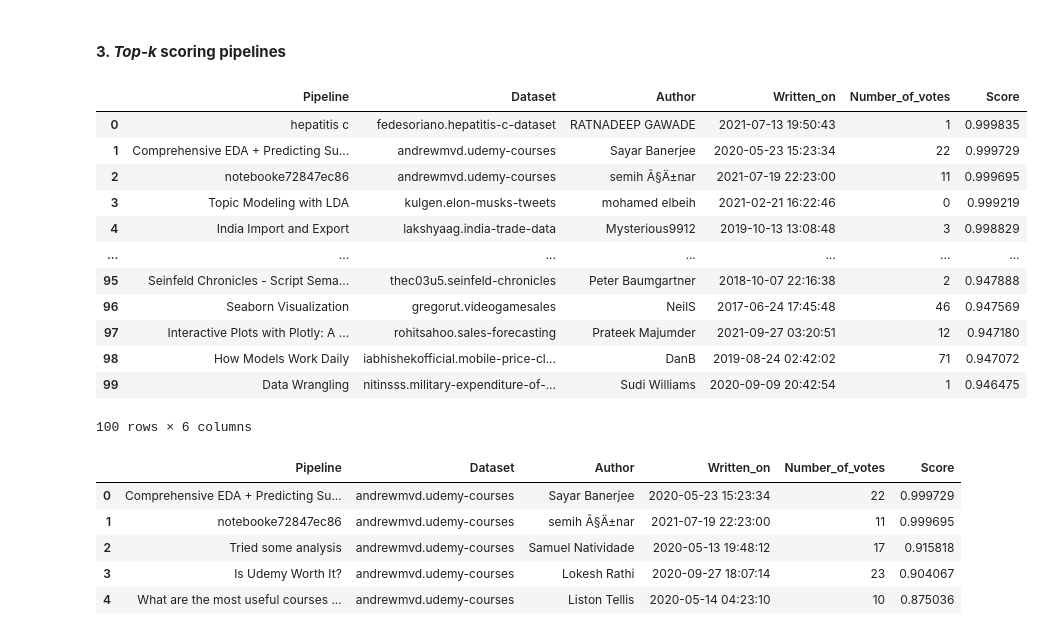
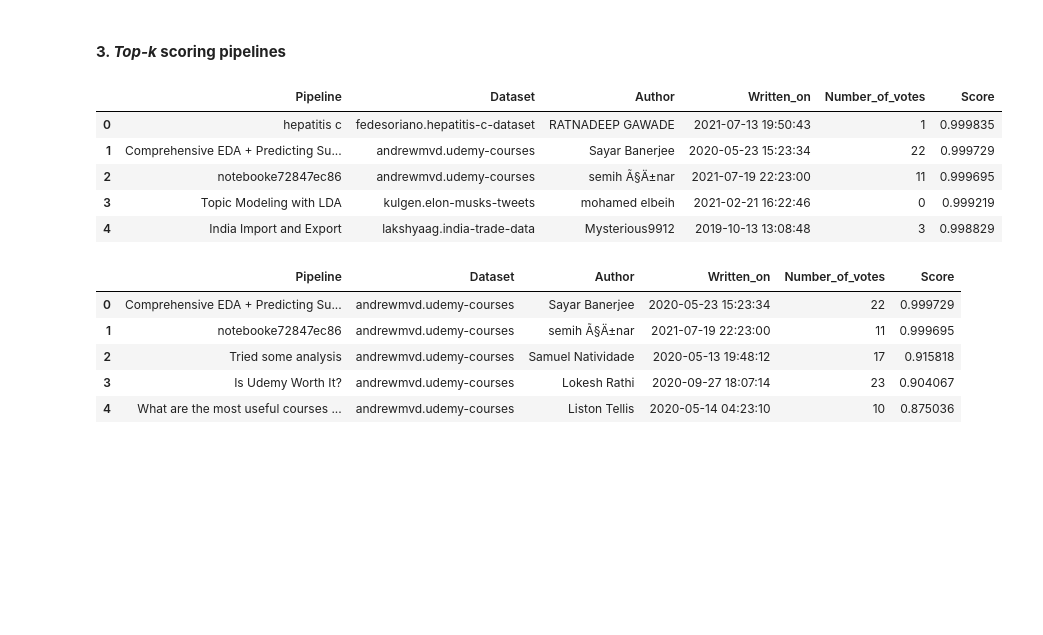
Before and after one commit to CoDS-GCS/kglids, a Jupyter notebook: KGLiDS_pipeline_APIs.ipynb, the cells around one changed output. Drawn from its saved outputs; the diff is of its cells as text; code cells hidden in the pictures; blank space fills up the shorter version.

```diff
--- a/KGLiDS_pipeline_APIs.ipynb
+++ b/KGLiDS_pipeline_APIs.ipynb
@@ -54,21 +54,14 @@ kglids.get_most_recent_pipeline(dataset='dansbecker.home-data-for-ml-course')
 # %% [markdown]
 #### <b>3. <i>Top-k</i> scoring pipelines</b>
 # %%
-kglids.get_top_k_scoring_pipelines_for_dataset(k=100)
+kglids.get_top_k_scoring_pipelines_for_dataset(k=5)
 # %% [output]
 |  | Pipeline | Dataset | Author | Written_on | Number_of_votes | Score |
 | 0 | hepatitis c | fedesoriano.hepatitis-c-dataset | RATNADEEP GAWADE | 2021-07-13 19:50:43 | 1 | 0.999835 |
 | 1 | Comprehensive EDA + Predicting Su... | andrewmvd.udemy-courses | Sayar Banerjee | 2020-05-23 15:23:34 | 22 | 0.999729 |
 | 2 | notebooke72847ec86 | andrewmvd.udemy-courses | semih Ã§Ä±nar | 2021-07-19 22:23:00 | 11 | 0.999695 |
 | 3 | Topic Modeling with LDA | kulgen.elon-musks-tweets | mohamed elbeih | 2021-02-21 16:22:46 | 0 | 0.999219 |
 | 4 | India Import and Export | lakshyaag.india-trade-data | Mysterious9912 | 2019-10-13 13:08:48 | 3 | 0.998829 |
-| ... | ... | ... | ... | ... | ... | ... |
-| 95 | Seinfeld Chronicles - Script Sema... | thec03u5.seinfeld-chronicles | Peter Baumgartner | 2018-10-07 22:16:38 | 2 | 0.947888 |
-| 96 | Seaborn Visualization | gregorut.videogamesales | NeilS | 2017-06-24 17:45:48 | 46 | 0.947569 |
-| 97 | Interactive Plots with Plotly: A ... | rohitsahoo.sales-forecasting | Prateek Majumder | 2021-09-27 03:20:51 | 12 | 0.947180 |
-| 98 | How Models Work Daily | iabhishekofficial.mobile-price-cl... | DanB | 2019-08-24 02:42:02 | 71 | 0.947072 |
-| 99 | Data Wrangling | nitinsss.military-expenditure-of-... | Sudi Williams | 2020-09-09 20:42:54 | 1 | 0.946475 |
-100 rows × 6 columns
 # %%
 kglids.get_top_k_scoring_pipelines_for_dataset(dataset='andrewmvd.udemy-courses', k=5)
 # %% [output]
```
Also changed, not shown: parts of 6 cells of this notebook, 2 other files.
